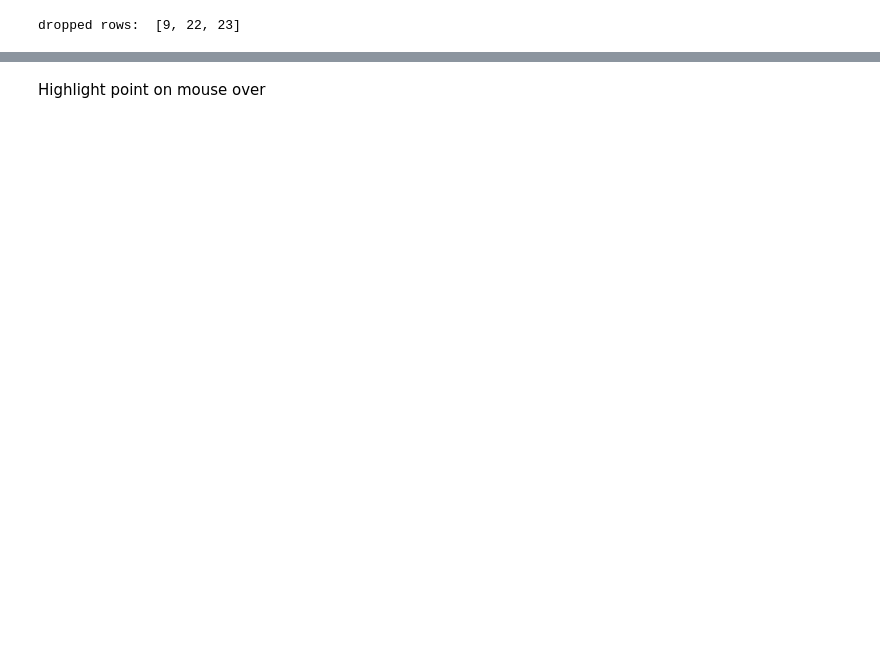
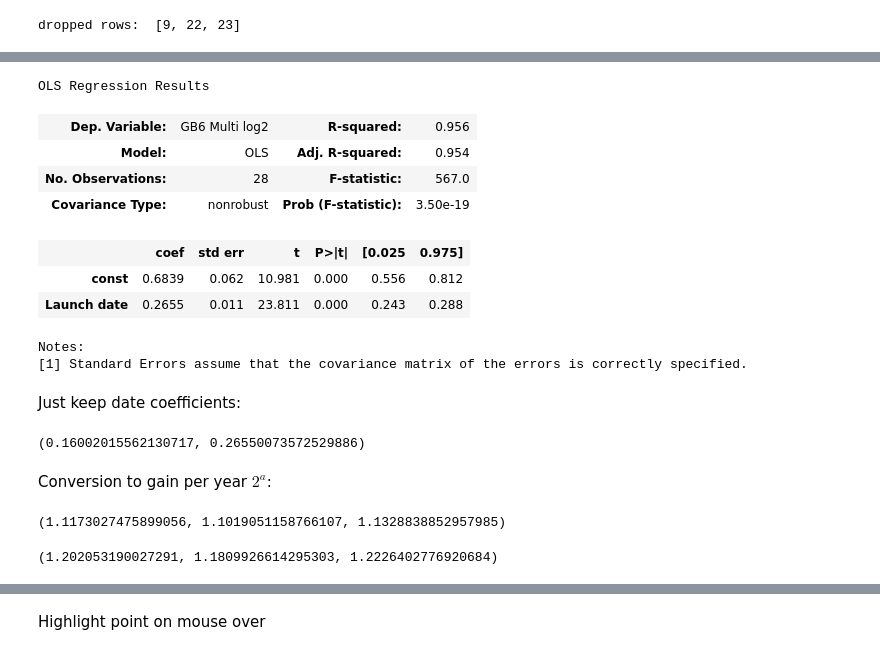
Before and after one commit to pierre-haessig/notebook-cpu-performance, a Jupyter notebook: CPUs_plot.ipynb, the cells around one changed output, grey strips where cells are left out. Saved outputs shown, nothing was run; the diff lists cells and outputs as text; code cells hidden in the pictures; blank space fills up the shorter version.

```diff
--- a/CPUs_plot.ipynb
+++ b/CPUs_plot.ipynb
@@ -90,0 +153,34 @@ dropped rows:  [9, 22, 23]
+# %%
+res_Multi = sm.OLS(cpus['GB6 Multi log2'], t0).fit()
+res_Multi.summary(slim=True)
+# %% [output]
+OLS Regression Results
+| Dep. Variable: | GB6 Multi log2 | R-squared: | 0.956 |
+| Model: | OLS | Adj. R-squared: | 0.954 |
+| No. Observations: | 28 | F-statistic: | 567.0 |
+| Covariance Type: | nonrobust | Prob (F-statistic): | 3.50e-19 |
+|  | coef | std err | t | P>|t| | [0.025 | 0.975] |
+| const | 0.6839 | 0.062 | 10.981 | 0.000 | 0.556 | 0.812 |
+| Launch date | 0.2655 | 0.011 | 23.811 | 0.000 | 0.243 | 0.288 |
+Notes:
+[1] Standard Errors assume that the covariance matrix of the errors is correctly specified.
+# %% [markdown]
+Just keep date coefficients:
+# %%
+a_Single = float(res_Single.params['Launch date'])
+a_Multi = float(res_Multi.params['Launch date'])
+a_Single, a_Multi
+# %% [output]
+(0.16002015562130717, 0.26550073572529886)
+# %% [markdown]
+Conversion to gain per year $2^a$:
+# %%
+g_Single = 2**a_Single
+g_Single, 2**0.14, 2**0.18
+# %% [output]
+(1.1173027475899056, 1.1019051158766107, 1.1328838852957985)
+# %%
+g_Multi = 2**a_Multi
+g_Multi, 2**0.24, 2**0.29
+# %% [output]
+(1.202053190027291, 1.1809926614295303, 1.2226402776920684)
```
Also changed, not shown: parts of 37 cells of this notebook, 4 other files.
